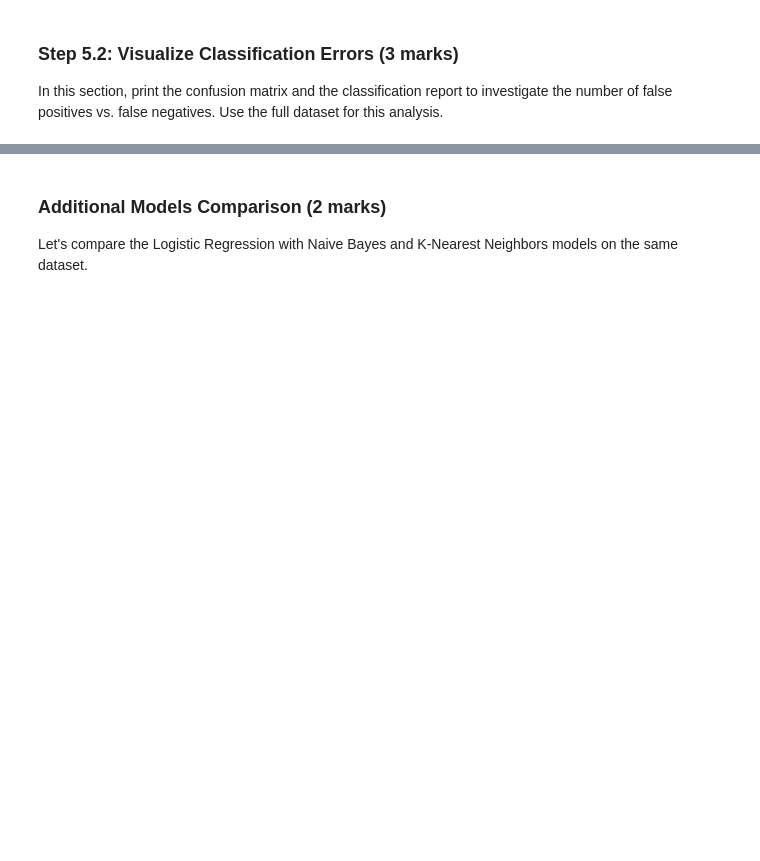
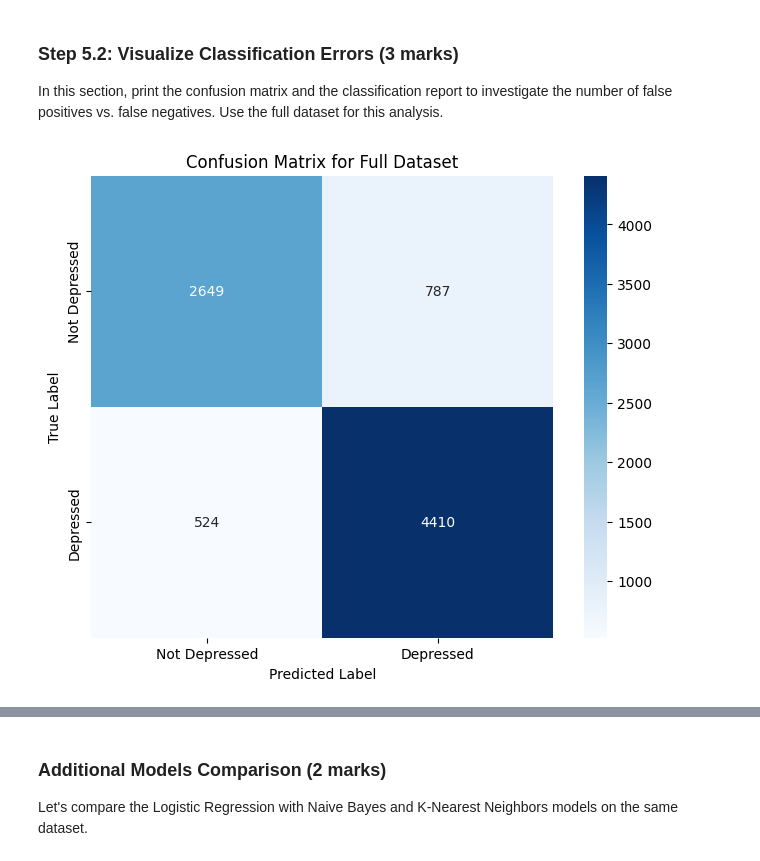
Before and after one commit to prabjotsanghera/ENGG680_2025_Fall, a Jupyter notebook: Lab_Assignment2/Assignment2_Upload.ipynb, the cells around one changed output, grey strips where cells are left out. Saved outputs shown, nothing was run; the diff lists cells and outputs as text; code cells hidden in the pictures; blank space fills up the shorter version.

```diff
--- a/Lab_Assignment2/Assignment2_Upload.ipynb
+++ b/Lab_Assignment2/Assignment2_Upload.ipynb
@@ -905,20 +951,43 @@ from sklearn.metrics import accuracy_score, log_loss
 # Note: 70% training set, 30% testing set
 # Create a function that calculates all required information
 
-model = LogisticRegression(max_iter=2000)
+model = LogisticRegression(max_iter=2000, random_state=0)
 results = pd.DataFrame(columns=["Data size", "Training samples", "Testing samples",
                                "Training accuracy", "Testing accuracy", "Log loss"])
 
-def evaluate_model(data_tuple):
+def evaluate_model(X_data, y_data, description):
+    # Split data into training and testing sets (70% train, 30% test)
+    X_train, X_test, y_train, y_test = train_test_split(X_data, y_data, test_size=0.3, random_state=0)
 
-    # your code here
+    # Train the model
+    model.fit(X_train, y_train)
 
+    # Make predictions
+    y_train_pred = model.predict(X_train)
+    y_test_pred = model.predict(X_test)
+    y_test_proba = model.predict_proba(X_test)
+
+    # Calculate metrics
+    data_size = X_data.shape[0]
+    training_samples = X_train.shape[0]
+    testing_samples = X_test.shape[0]
+    training_accuracy = accuracy_score(y_train, y_train_pred)
+    testing_accuracy = accuracy_score(y_test, y_test_pred)
+    ll = log_loss(y_test, y_test_proba)
+
+    # Store results in DataFrame
+    global results
+    results.loc[description] = [data_size, training_samples, testing_samples,
+                                training_accuracy, testing_accuracy, ll]
     return X_train, X_test, y_train, y_test
 
 # Test 1: Full dataset (X and y)
+X_train_full, X_test_full, y_train_full, y_test_full = evaluate_model(X, y, "Full Dataset")
 
 # Test 2: Only first two columns of X and y
+X_train_2cols, X_test_2cols, y_train_2cols, y_test_2cols = evaluate_model(X.iloc[:, :2], y, "First 2 Columns")
 
 # Test 3: Small dataset (X_small and y_small)
+X_train_small, X_test_small, y_train_small, y_test_small = evaluate_model(X_small, y_small, "Small Dataset")
 
 print(results)
@@ -930,27 +1009,32 @@ In this section, print the confusion matrix and the classification report to inv
 # Retrieve target vector and predicted values for testing set using full dataset
 # (1 marks)
 # Note: 70% training set, 30% testing set
+
+y_true = y_test_full
+y_pred = model.predict(X_test_full)
 # %%
 from sklearn.metrics import confusion_matrix
 # Calculate confusion matrix: confusion_matrix()
 # (1 marks)
-
+conf_mat = confusion_matrix(y_true, y_pred)
 
 
 # Print confusion matrix using a heatmap: sns.heatmap()
 plt.figure(figsize=(8, 6))
 sns.heatmap(conf_mat,
            xticklabels=['Not Depressed', 'Depressed'],
            yticklabels=['Not Depressed', 'Depressed'],
            square=True,
            annot=True,
            cbar=True,
            fmt='d',
            cmap='Blues')
-plt.xlabel(   )
-plt.ylabel(   )
-plt.title(   )
+plt.xlabel('Predicted Label')
+plt.ylabel('True Label')
+plt.title('Confusion Matrix for Full Dataset')
 plt.show()
+# %% [output]
+[figure, added]
 # %%
 from sklearn.metrics import classification_report
 # Print classification report: classification_report()
```
Also changed, not shown: parts of 27 cells of this notebook.
